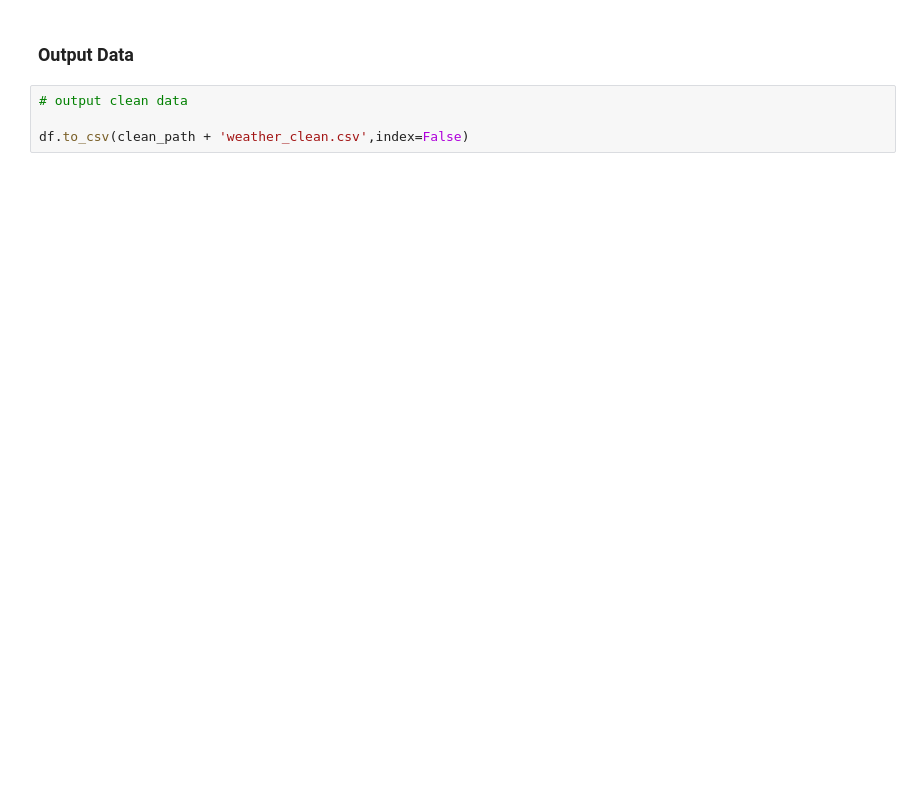
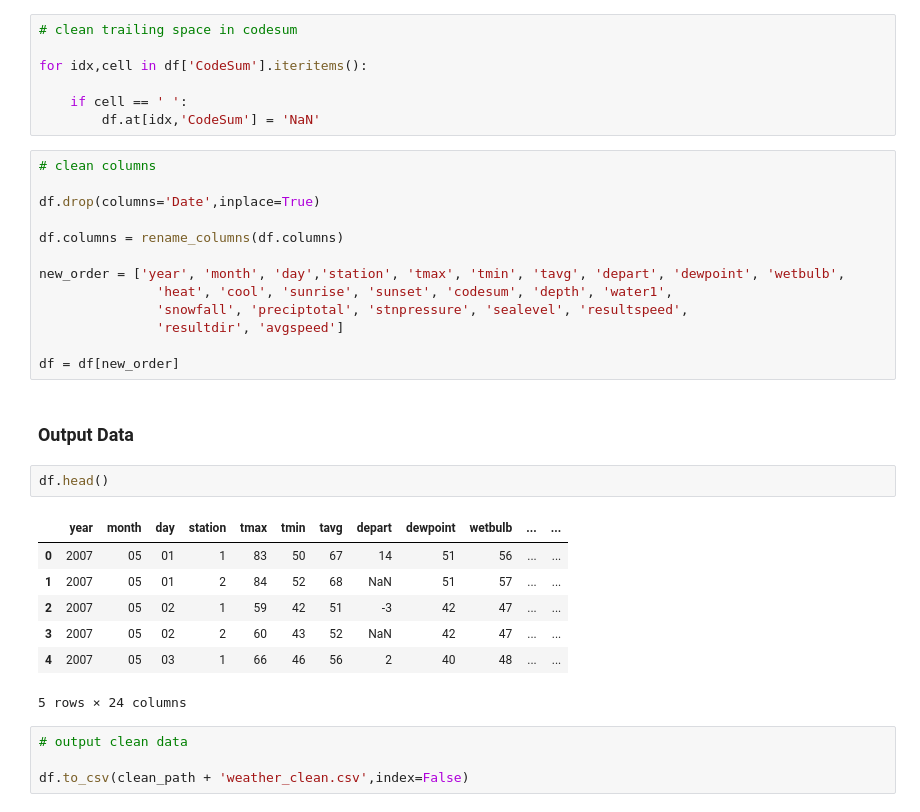
Before and after one commit to cheekeet86/project_4, a Jupyter notebook: code/1_clean_weather.ipynb, the cells around one changed output. Saved outputs shown, nothing was run; the diff lists cells and outputs as text; blank space fills up the shorter version.

```diff
--- a/code/1_clean_weather.ipynb
+++ b/code/1_clean_weather.ipynb
@@ -240,5 +304,35 @@ for col in df.columns:
+# %%
+# clean trailing space in codesum
+
+for idx,cell in df['CodeSum'].iteritems():
+
+    if cell == ' ':
+        df.at[idx,'CodeSum'] = 'NaN'
+# %%
+# clean columns
+
+df.drop(columns='Date',inplace=True)
+
+df.columns = rename_columns(df.columns)
+
+new_order = ['year', 'month', 'day','station', 'tmax', 'tmin', 'tavg', 'depart', 'dewpoint', 'wetbulb',
+               'heat', 'cool', 'sunrise', 'sunset', 'codesum', 'depth', 'water1',
+               'snowfall', 'preciptotal', 'stnpressure', 'sealevel', 'resultspeed',
+               'resultdir', 'avgspeed']
+
+df = df[new_order]
 # %% [markdown]
 ### Output Data
+# %%
+df.head()
+# %% [output]
+|  | year | month | day | station | tmax | tmin | tavg | depart | dewpoint | wetbulb | ... | ... |
+| 0 | 2007 | 05 | 01 | 1 | 83 | 50 | 67 | 14 | 51 | 56 | ... | ... |
+| 1 | 2007 | 05 | 01 | 2 | 84 | 52 | 68 | NaN | 51 | 57 | ... | ... |
+| 2 | 2007 | 05 | 02 | 1 | 59 | 42 | 51 | -3 | 42 | 47 | ... | ... |
+| 3 | 2007 | 05 | 02 | 2 | 60 | 43 | 52 | NaN | 42 | 47 | ... | ... |
+| 4 | 2007 | 05 | 03 | 1 | 66 | 46 | 56 | 2 | 40 | 48 | ... | ... |
+5 rows × 24 columns
 # %%
 # output clean data
 
```
Also changed, not shown: parts of 12 cells of this notebook, 1 other file.
